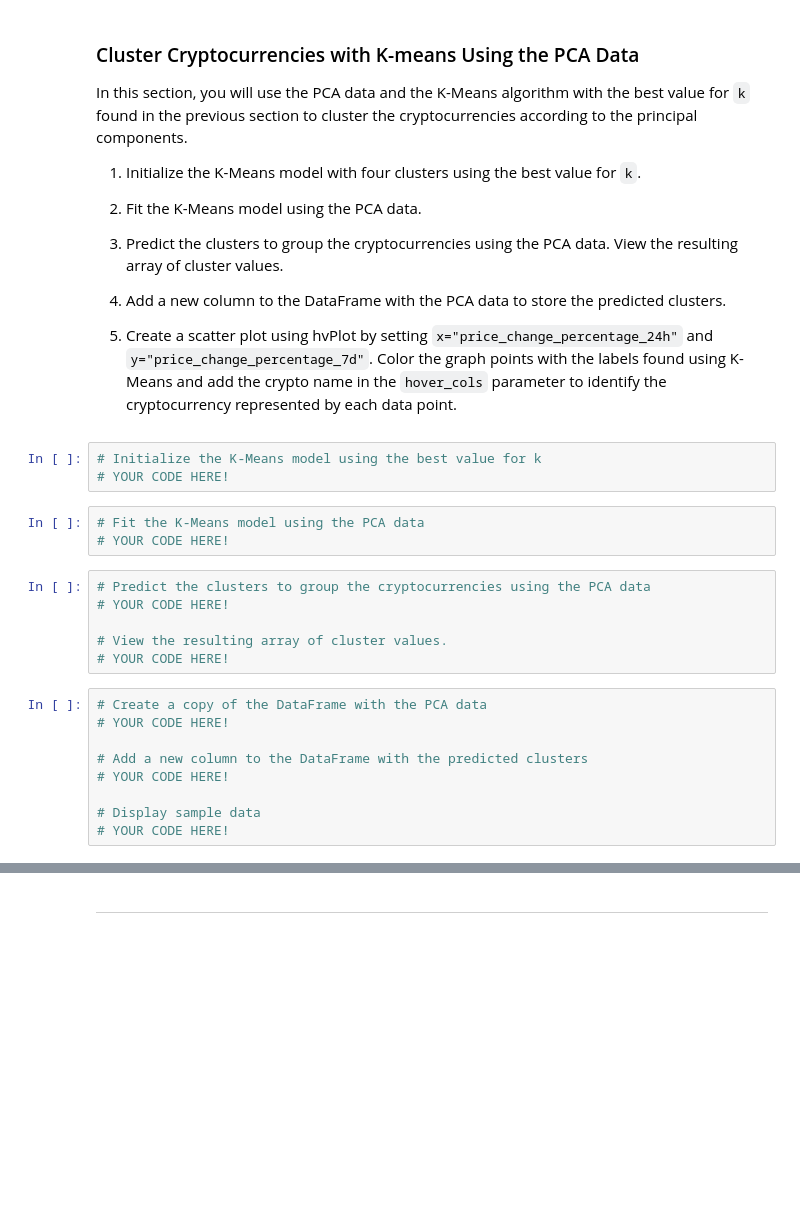
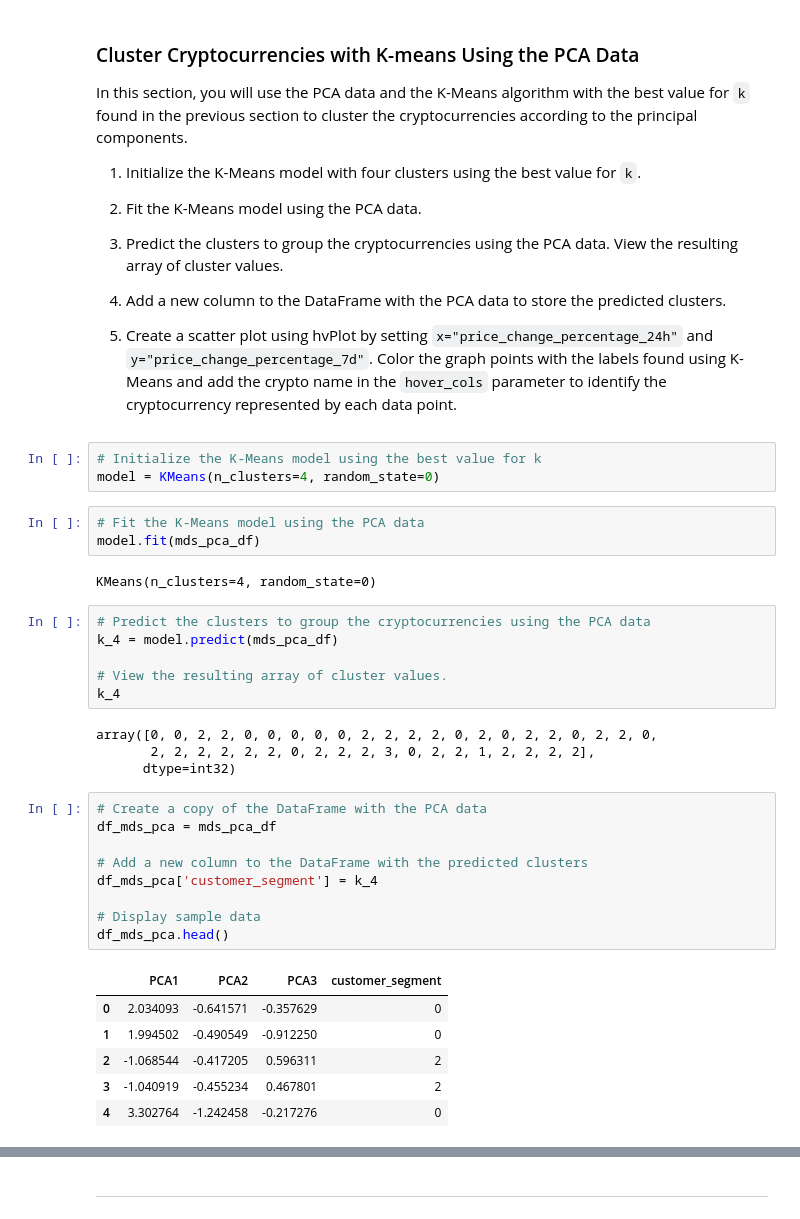
Before and after one commit to jojomani/cryptos_clusters, a Jupyter notebook: crypto_investments.ipynb, the cells around one changed output, grey strips where cells are left out. Cells and saved outputs as stored; diff of their text form; blank space fills up the shorter version.

```diff
--- a/crypto_investments.ipynb
+++ b/crypto_investments.ipynb
@@ -404,25 +399,38 @@ In this section, you will use the PCA data and the K-Means algorithm with the be
 5. Create a scatter plot using hvPlot by setting `x="price_change_percentage_24h"` and `y="price_change_percentage_7d"`. Color the graph points with the labels found using K-Means and add the crypto name in the `hover_cols` parameter to identify the cryptocurrency represented by each data point.
 # %%
 # Initialize the K-Means model using the best value for k
-# YOUR CODE HERE!
+model = KMeans(n_clusters=4, random_state=0)
 # %%
 # Fit the K-Means model using the PCA data
-# YOUR CODE HERE!
+model.fit(mds_pca_df)
+# %% [output]
+KMeans(n_clusters=4, random_state=0)
 # %%
 # Predict the clusters to group the cryptocurrencies using the PCA data
-# YOUR CODE HERE!
+k_4 = model.predict(mds_pca_df)
 
 # View the resulting array of cluster values.
-# YOUR CODE HERE!
+k_4
+# %% [output]
+array([0, 0, 2, 2, 0, 0, 0, 0, 0, 2, 2, 2, 2, 0, 2, 0, 2, 2, 0, 2, 2, 0,
+       2, 2, 2, 2, 2, 2, 0, 2, 2, 2, 3, 0, 2, 2, 1, 2, 2, 2, 2],
+      dtype=int32)
 # %%
 # Create a copy of the DataFrame with the PCA data
-# YOUR CODE HERE!
+df_mds_pca = mds_pca_df
 
 # Add a new column to the DataFrame with the predicted clusters
-# YOUR CODE HERE!
+df_mds_pca['customer_segment'] = k_4
 
 # Display sample data
-# YOUR CODE HERE!
+df_mds_pca.head()
+# %% [output]
+|  | PCA1 | PCA2 | PCA3 | customer_segment |
+| 0 | 2.034093 | -0.641571 | -0.357629 | 0 |
+| 1 | 1.994502 | -0.490549 | -0.912250 | 0 |
+| 2 | -1.068544 | -0.417205 | 0.596311 | 2 |
+| 3 | -1.040919 | -0.455234 | 0.467801 | 2 |
+| 4 | 3.302764 | -1.242458 | -0.217276 | 0 |
 # %%
 # Create a scatter plot using hvPlot by setting
 # `x="price_change_percentage_24h"` and `y="price_change_percentage_7d"`.
```
Also changed, not shown: parts of 9 cells of this notebook.
